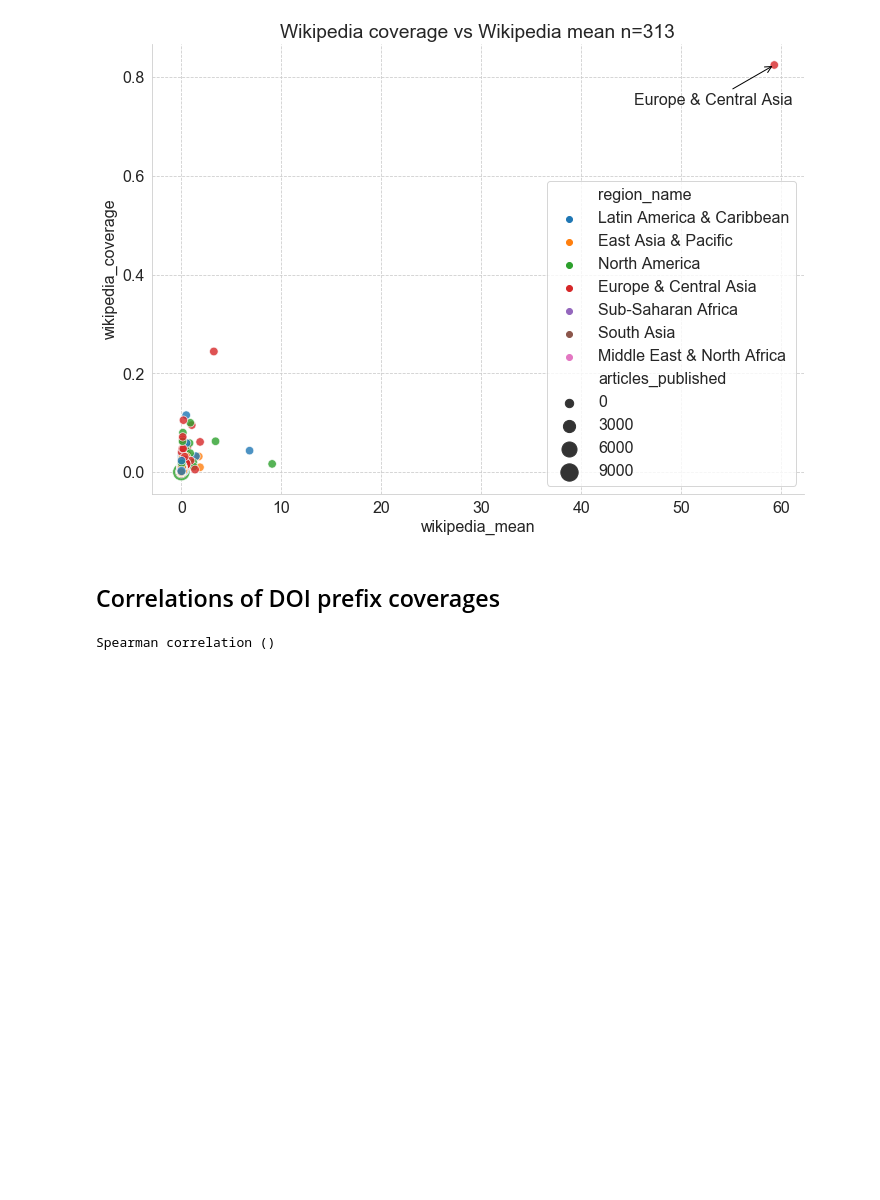
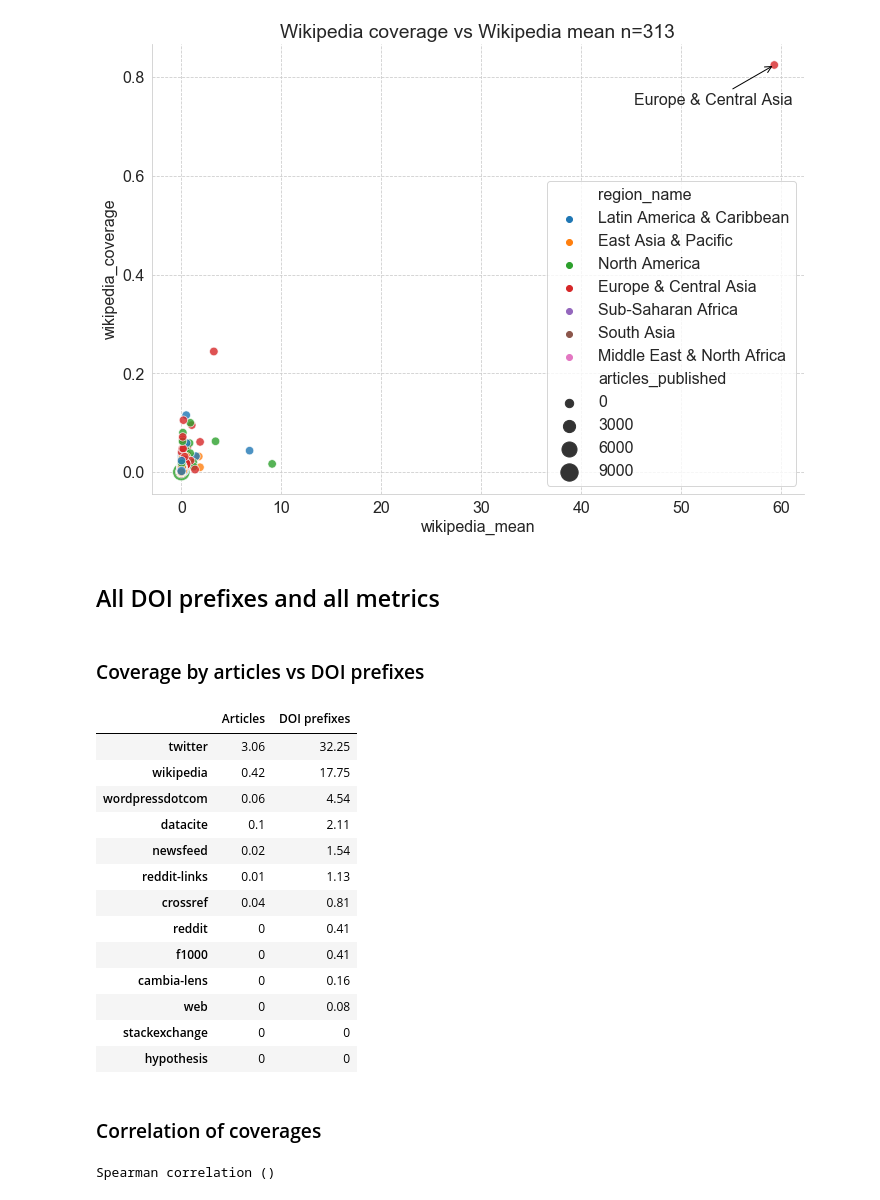
Before and after one commit to ScholCommLab/paperbuzz_analysis, a Jupyter notebook: analyse_paperbuzz.ipynb, the cells around one changed output. Cells and saved outputs as stored; diff of their text form; code cells hidden in the pictures; blank space fills up the shorter version.

```diff
--- a/analyse_paperbuzz.ipynb
+++ b/analyse_paperbuzz.ipynb
@@ -277,6 +248,36 @@ sns.despine()
 plt.grid(linestyle="--")
 # %% [output]
 [figure]
+# %% [markdown]
+## All DOI prefixes and all metrics
+# %%
+agg_prefixes_all_metrics = pd.DataFrame(articles.groupby('doi_prefix').agg(coverage))
+# %% [markdown]
+### Coverage by articles vs DOI prefixes
+# %%
+df = pd.DataFrame()
+df['Articles'] = 100 * articles.replace(0,np.nan).describe().loc['count'] / len(articles)
+df['DOI prefixes'] = 100 * agg_prefixes_all_metrics.replace(0, np.nan).describe().loc['count'] / len(agg_prefixes_all_metrics)
+df = df.drop("n_authors")
+
+(df.round(2).sort_values(by="DOI prefixes", ascending=False)
+     .style
+     .background_gradient(axis=None, cmap="Greens"))
+# %% [output]
+|  | Articles | DOI prefixes |
+| twitter | 3.06 | 32.25 |
+| wikipedia | 0.42 | 17.75 |
+| wordpressdotcom | 0.06 | 4.54 |
+| datacite | 0.1 | 2.11 |
+| newsfeed | 0.02 | 1.54 |
+| reddit-links | 0.01 | 1.13 |
+| crossref | 0.04 | 0.81 |
+| reddit | 0 | 0.41 |
+| f1000 | 0 | 0.41 |
+| cambia-lens | 0 | 0.16 |
+| web | 0 | 0.08 |
+| stackexchange | 0 | 0 |
+| hypothesis | 0 | 0 |
 # %% [markdown]
-## Correlations of DOI prefix coverages
+### Correlation of coverages
 # %%
```
Also changed, not shown: parts of 3 cells of this notebook.
